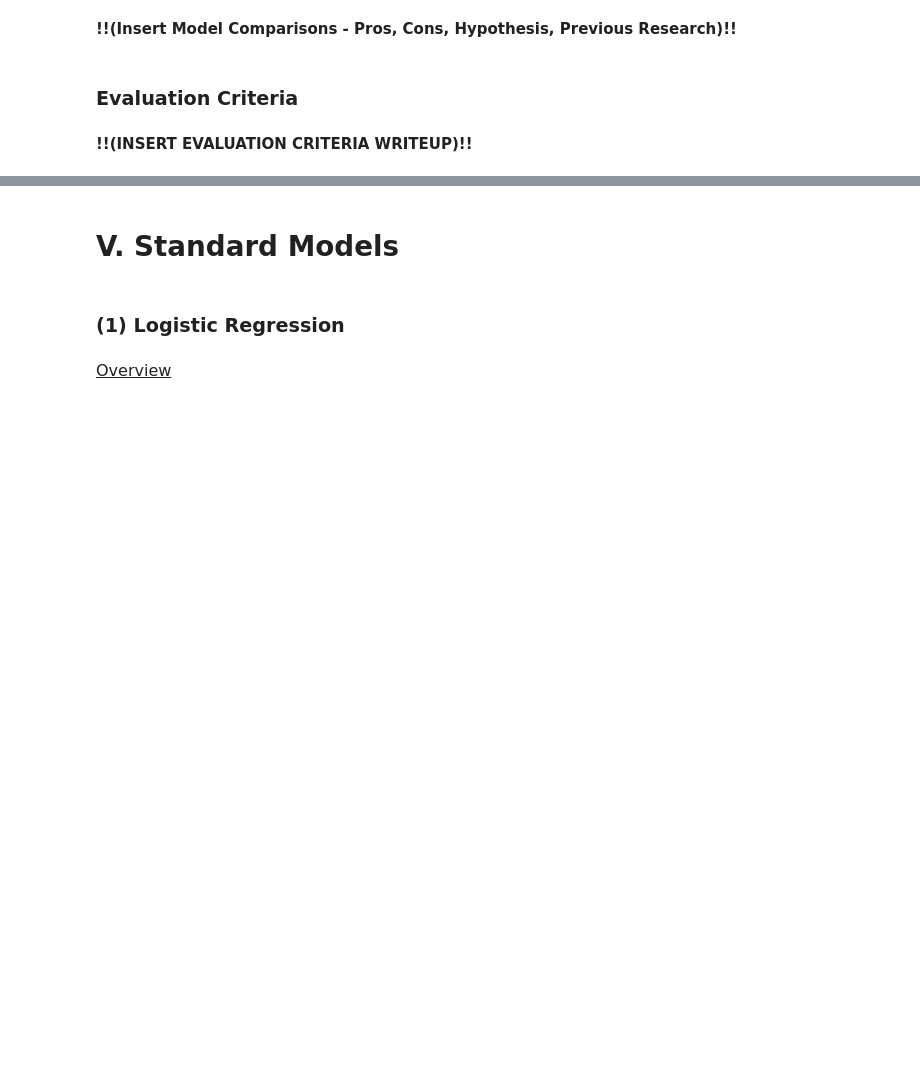
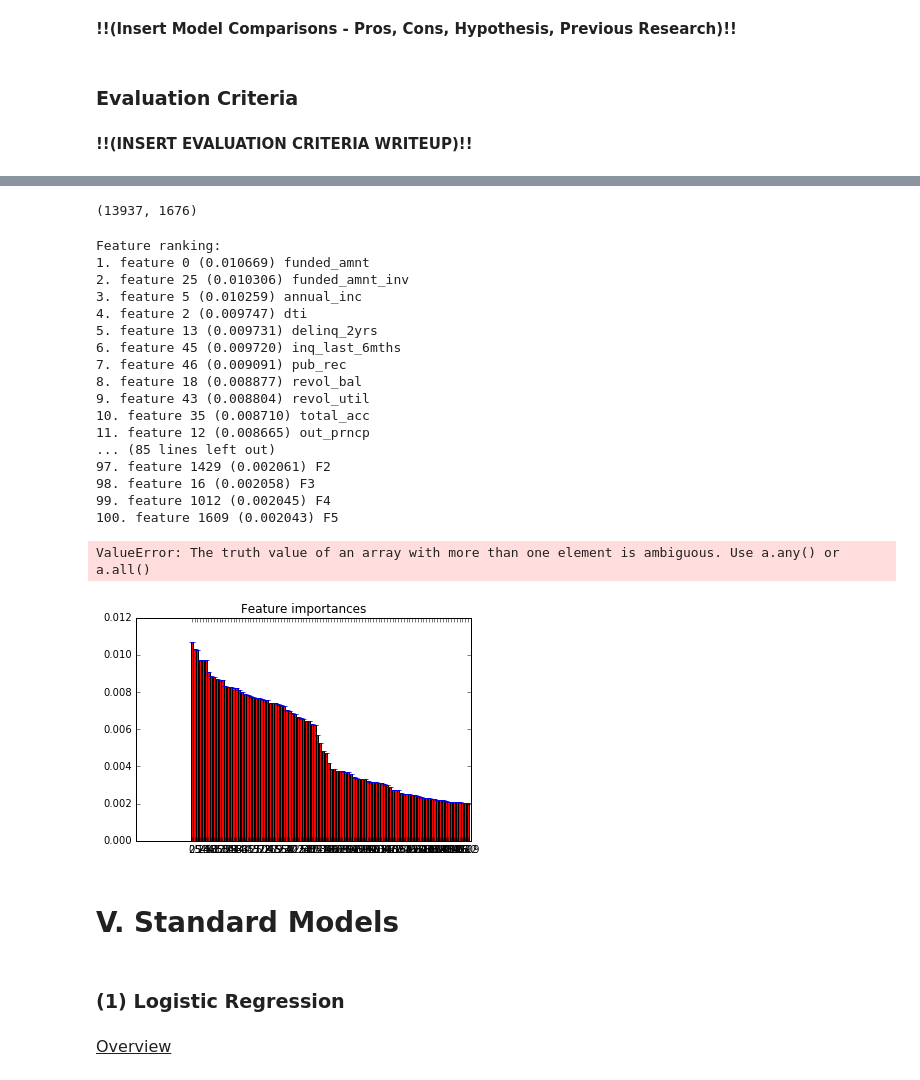
Before and after one commit to ankitagarwal/cs109a, a Jupyter notebook: Framework_Final_Project_ankit2.ipynb, the cells around one changed output, grey strips where cells are left out. Cells and saved outputs as stored; diff of their text form; code cells hidden in the pictures; blank space fills up the shorter version.

```diff
--- a/Framework_Final_Project_ankit2.ipynb
+++ b/Framework_Final_Project_ankit2.ipynb
@@ -1019,16 +1096,16 @@ print x
 # %%
 # Get DF of all Non-Numeric Predictors
-cols = X_full.columns
+cols = non_nanX.columns
 x_alpha = pd.DataFrame()
 for col in cols:
-    if X_full[col].dtype != "float64":
-        x_alpha[col] = X_full[col]
+    if non_nanX[col].dtype != "float64":
+        x_alpha[col] = non_nanX[col]
 # %%
 # Get DF of All Numerical Inputes
 x_numeric = pd.DataFrame()
 for col in cols:
-    if X_full[col].dtype == "float64":
-        x_numeric[col] = X_full[col].astype("float32") # Reduce memeory.
+    if non_nanX[col].dtype == "float64":
+        x_numeric[col] = non_nanX[col].astype("float32") # Reduce memeory.
 # %%
 # Try to free up memeory
 # del data_2007_2011
@@ -1051,23 +1128,25 @@ for col in cols:
 # %%
 # Pandas One Hot Encoding #
 # %%
-msk = np.random.rand(391064) < 0.05
-y = y[msk]
+msk = np.random.rand(len(non_nanX)) < 0.05
+y_input = y[msk]
 # msk = np.random.rand(38843) < 0.1
-x_alpha = x_alpha[msk]
-x_numeric = x_numeric[msk]
+x_alpha_input = x_alpha[msk]
+x_numeric_input = x_numeric[msk]
 
 cols = x_alpha.columns
 #Create DF With All Predictors Encoded
-x_expanded = x_numeric
+x_expanded = x_numeric_input
 for col in cols:
-    col_series = pd.get_dummies(x_alpha[col])
+    col_series = pd.get_dummies(x_alpha_input[col])
     x_expanded = pd.concat([x_expanded, col_series], axis=1)
 
 print x_expanded.shape
+# %% [output]
+(13937, 1676)
 # %%
 from sklearn.ensemble import ExtraTreesClassifier
-def feature_plot(X, y, estimators):
+def feature_plot(X, y, estimators, features_to_print):
 
     # Build a forest and compute the feature importances
     forest = ExtraTreesClassifier(n_estimators=estimators,
@@ -1082,18 +1161,39 @@ def feature_plot(X, y, estimators):
     # Print the feature ranking
     print("Feature ranking:")
 
-    for f in range(X.shape[1]):
-        print("%d. feature %d (%f)" % (f + 1, indices[f], importances[indices[f]]))
+    for f in range(features_to_print):
+        print("%d. feature %d (%f) %s" % (f + 1, indices[f], importances[indices[f]], X.columns[f]))
 
     # Plot the feature importances of the forest
     plt.figure()
     plt.title("Feature importances")
-    plt.bar(range(X.shape[1]), importances[indices],
+    indices = indices[0:features_to_print]
+    plt.bar(range(features_to_print), importances[indices],
            color="r", yerr=std[indices], align="center")
-    plt.xticks(range(X.shape[1]), indices)
-    plt.xlim([-1, X.shape[1]])
+    plt.xticks(range(features_to_print), indices)
+    plt.xlim([-1, range(features_to_print)])
     plt.show()
 # %%
 # SKLearn One Hot Encoding #
 # %%
-feature_plot(X_input, y_input, 1)
+feature_plot(x_expanded, y_input, 1, 100)
+# %% [output]
+Feature ranking:
+1. feature 0 (0.010669) funded_amnt
+2. feature 25 (0.010306) funded_amnt_inv
+3. feature 5 (0.010259) annual_inc
+4. feature 2 (0.009747) dti
+5. feature 13 (0.009731) delinq_2yrs
+6. feature 45 (0.009720) inq_last_6mths
+7. feature 46 (0.009091) pub_rec
+8. feature 18 (0.008877) revol_bal
+9. feature 43 (0.008804) revol_util
+10. feature 35 (0.008710) total_acc
+11. feature 12 (0.008665) out_prncp
+... (85 lines left out)
+97. feature 1429 (0.002061) F2
+98. feature 16 (0.002058) F3
+99. feature 1012 (0.002045) F4
+100. feature 1609 (0.002043) F5
+ValueError: The truth value of an array with more than one element is ambiguous. Use a.any() or a.all()
+[figure, added]
```
Also changed, not shown: parts of 9 cells of this notebook.
